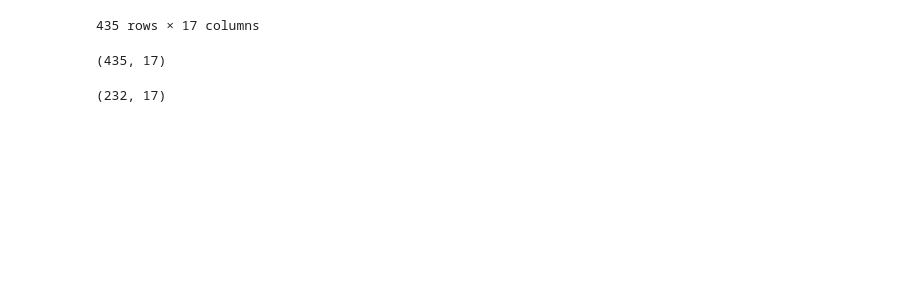
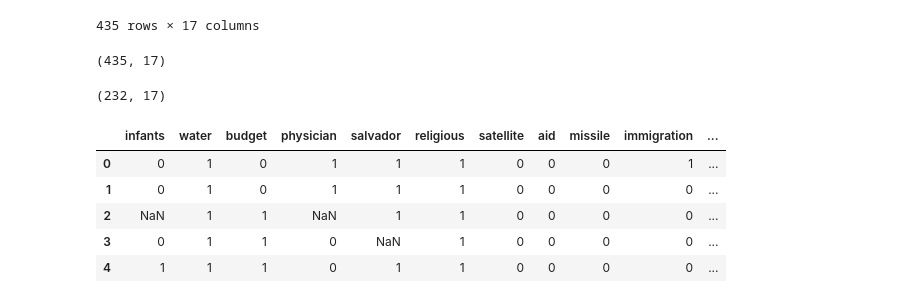
Before and after one commit to thap/python_basics_to_advanced, a Jupyter notebook: supervised_learning/supervised_learning.ipynb, the cells around one changed output. Drawn from its saved outputs; the diff is of its cells as text; code cells hidden in the pictures; blank space fills up the shorter version.

```diff
--- a/supervised_learning/supervised_learning.ipynb
+++ b/supervised_learning/supervised_learning.ipynb
@@ -596,3 +603,13 @@ votes.shape
 votes.dropna().shape
 # %% [output]
 (232, 17)
+# %%
+X = votes.drop('party', axis=1)
+X.head()
+# %% [output]
+|  | infants | water | budget | physician | salvador | religious | satellite | aid | missile | immigration | ... |
+| 0 | 0 | 1 | 0 | 1 | 1 | 1 | 0 | 0 | 0 | 1 | ... |
+| 1 | 0 | 1 | 0 | 1 | 1 | 1 | 0 | 0 | 0 | 0 | ... |
+| 2 | NaN | 1 | 1 | NaN | 1 | 1 | 0 | 0 | 0 | 0 | ... |
+| 3 | 0 | 1 | 1 | 0 | NaN | 1 | 0 | 0 | 0 | 0 | ... |
+| 4 | 1 | 1 | 1 | 0 | 1 | 1 | 0 | 0 | 0 | 0 | ... |
```
Also changed, not shown: parts of 45 cells of this notebook, 1 other file.
